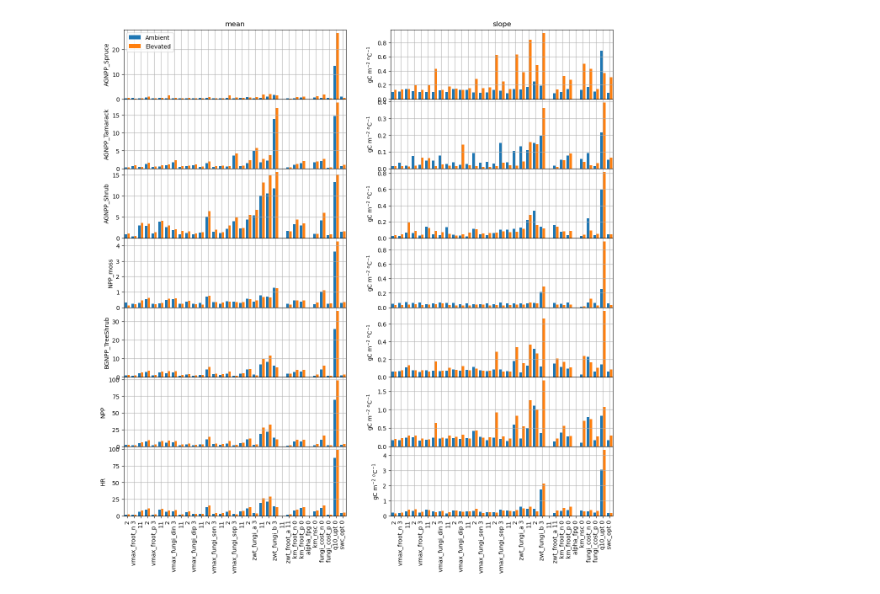
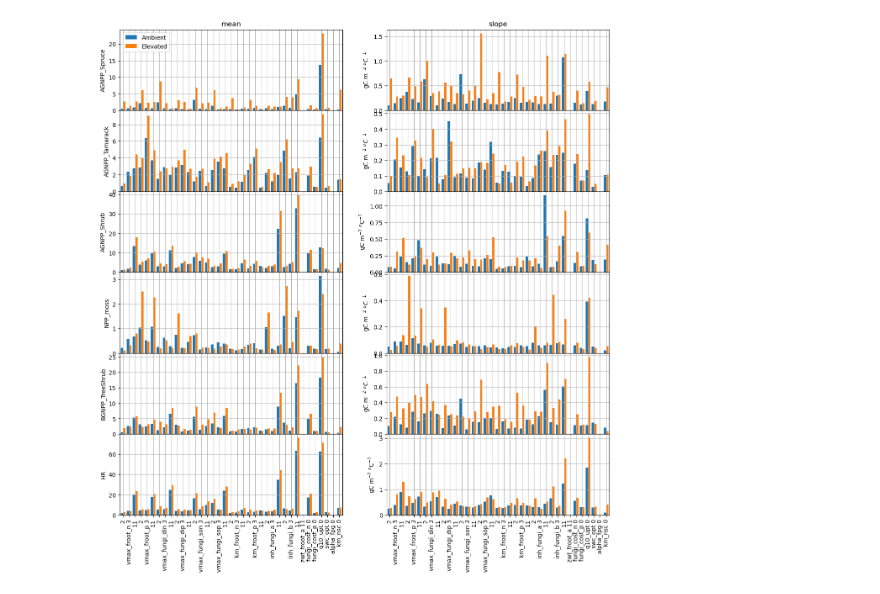
Before and after one commit to ypwong22/elm_nutrients, a Jupyter notebook: uq_examine_sensitivity_OAT.ipynb, the cells around one changed output. Saved outputs shown, nothing was run; the diff lists cells and outputs as text; code cells hidden in the pictures.

Commit message:
tried different error functions

```diff
--- a/uq_examine_sensitivity_OAT.ipynb
+++ b/uq_examine_sensitivity_OAT.ipynb
@@ -1,30 +1,26 @@
 # %%
-""" Carbon fluxes in Paul's observations """
+""" Rank the variables according to the carbon fluxes in Paul's observations """
 import pandas as pd
 import os
 import numpy as np
 import matplotlib.pyplot as plt
+import seaborn as sns
 from utils.constants import *
 from utils.paths import *
 from utils.plotting import *
 from utils.analysis import *
-from scipy.stats import linregress, t
-import itertools as it
-from scipy.stats import gaussian_kde
-import seaborn as sns
-from matplotlib.cm import get_cmap
-
 
 date = '20240101'
 prefix = f'UQ_{date}_OAT'
-N = 495
-BLOCK = 99
+N = 1850
+BLOCK = 50
+n_samples = 50 # number of samples generated per variable
 VAR_LIST = ['AGBiomass_Spruce', 'AGBiomass_Tamarack', 'AGBiomass_Shrub',
             'AGNPPtoBiomass_Spruce', 'AGNPPtoBiomass_Tamarack', 'AGNPPtoBiomass_Shrub',
             'AGNPP_Spruce', 'AGNPP_Tamarack', 'AGNPP_Shrub', 'NPP_moss',
             'BGNPP_TreeShrub', 'BGtoAG_TreeShrub', 'NPP', 'HR', 'NEE'] # , 'TOTSOMC']
 VAR_SUBSET = ['AGNPP_Spruce', 'AGNPP_Tamarack', 'AGNPP_Shrub', 'NPP_moss',
-              'BGNPP_TreeShrub', 'NPP', 'HR']
+              'BGNPP_TreeShrub', 'HR']
 varid_subset = np.array([i for i in range(len(VAR_LIST)) if VAR_LIST[i] in VAR_SUBSET])
 
 # The dimensions are:
@@ -46,22 +63,18 @@ names = pd.read_csv(os.path.join('calibration_files', f'parm_file_{date}_OAT'),
 # %%
 ######################################################
-# Plot the sensitivity of the individual parameters
-# Also record the top 4 most sensitive parameters
+# Plot the sensitivity of the different parameters
 ######################################################
 
-# aggregate the labels that have multiple pfts
+# create xtick labels - when multiple PFTs, put pft label in only one
 parlist_labels = []
 for i, (parname, pft) in enumerate(names.index):
-    if (i < 24) and (pft != 3):
+    if (i < 30) and (pft != 3):
         parlist_labels.append(pft)
     else:
         parlist_labels.append(f'{parname} {pft}')
 
-nsel = 10 # number of most sensitive parameters to check
-selected_parameters = []
-
 #
-fig, axes = plt.subplots(7, 2, figsize = (15, 15), sharey = False, sharex = True)
+fig, axes = plt.subplots(len(varid_subset), 2, figsize = (15, 15), sharey = False, sharex = True)
 fig.subplots_adjust(hspace = 0)
 for v, varid in enumerate(varid_subset):
 
@@ -70,49 +83,44 @@ for v, varid in enumerate(varid_subset):
 
     for i, (parname, pft) in enumerate(names.index):
         # mean - 0, slope - 2
-        result_mean = collect[(i*15):(i*15+15),varid,:,0]
-        result_slope = collect[(i*15):(i*15+15),varid,:,2]
+        result_mean = collect[(i*n_samples):((i+1)*n_samples),varid,:,0]
+        result_slope = collect[(i*n_samples):((i+1)*n_samples),varid,:,2]
         # calculate the CV (%) resulting from parameter variation
         result_mean_std[i, :] = np.std(result_mean, axis = 0) #/ \
             #np.mean(np.abs(result_mean), axis = 0) * 100
         result_slope_std[i, :] = np.std(result_slope, axis = 0) #/ \
             #np.mean(np.abs(result_slope), axis = 0) * 100
-
-    # the maximum sensitivity between ambient and elevated CO2
-    # base on the result_mean because result_slope is similar
-    ranked = np.argsort(np.max(result_mean_std, axis = 1))[::-1]
-    selected_parameters.append(names.index[ranked[:nsel]])
 
     ax = axes[v, 0]
     for c, co2 in enumerate(['amb', 'elev']):
         ax.bar(height = result_mean_std[:, c],
                x = np.arange(1, names.shape[0]+1) + 0.4 * c - 0.2,
                width = 0.4)
     ax.set_xticks(np.arange(1, names.shape[0]+1))
     ax.set_xticklabels(parlist_labels, rotation = 90)
     #ax.set_ylim([0, 25])
     ax.set_xlim([0.5, names.shape[0] + 0.5])
     ax.grid(True)
     #ax.set_ylabel('CV (%)')
     ax.set_ylabel('gC m$^{-2}$')
     if v == 0:
         ax.set_title('mean')
         ax.legend(['Ambient','Elevated'])
     ax.set_ylabel(VAR_LIST[varid])
 
     ax = axes[v, 1]
     for c, co2 in enumerate(['amb', 'elev']):
         ax.bar(height = result_slope_std[:, c],
                x = np.arange(1, names.shape[0]+1) + 0.4 * c - 0.2,
                width = 0.4)
     ax.set_xticks(np.arange(1, names.shape[0]+1))
     ax.set_xticklabels(parlist_labels, rotation = 90)
     #ax.set_ylim([0, 125])
     ax.set_xlim([0.5, names.shape[0] + 0.5])
     ax.grid(True)
     #ax.set_ylabel('CV (%)')
     ax.set_ylabel('gC m$^{-2}$ $^o$C$^{-1}$')
     if v == 0:
         ax.set_title('slope')
 # %% [output]
-[figure, old version]
+[figure, new version]
```
Also changed, not shown: parts of 3 cells of this notebook, 21 other files.
